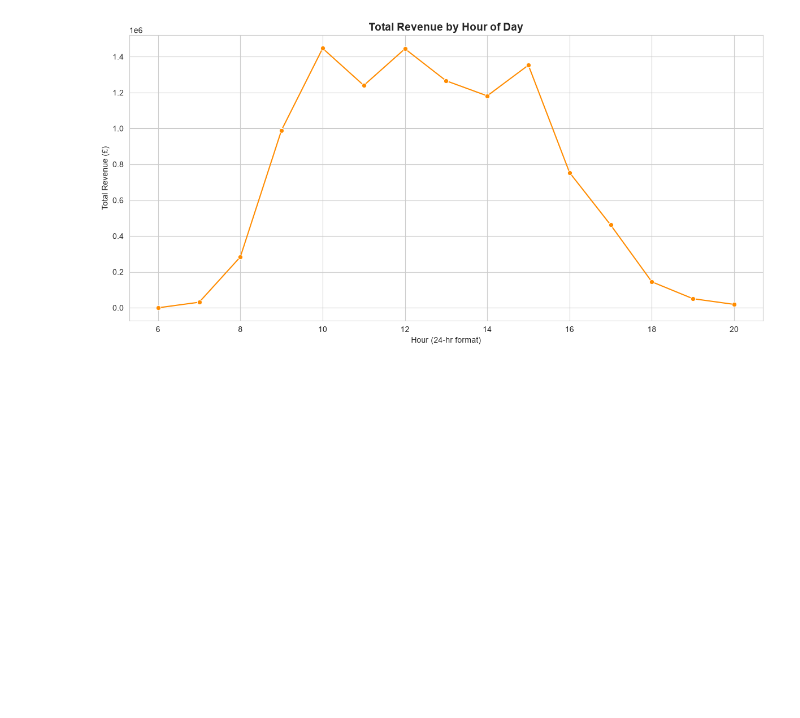
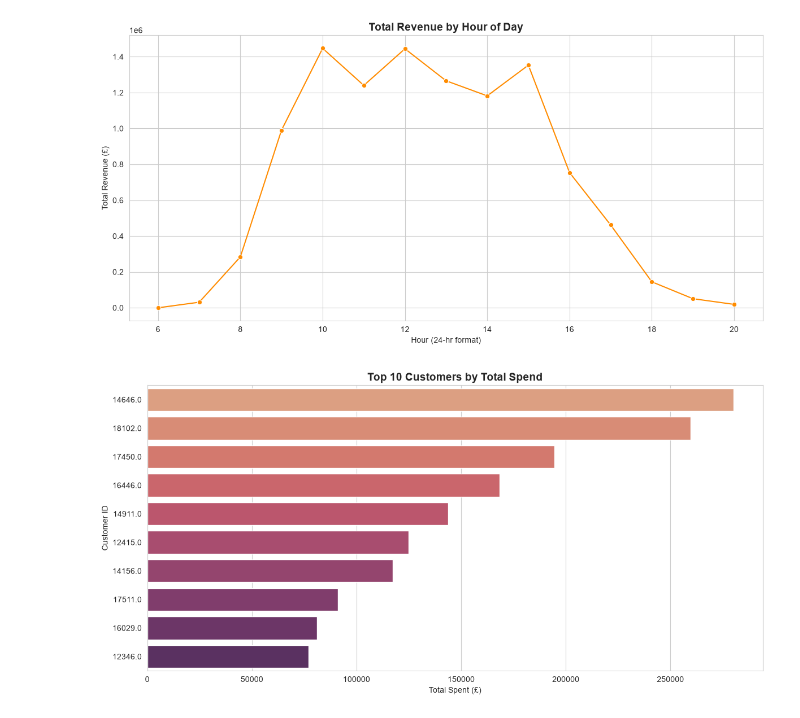
Before and after one commit to BatteryOrVansh/PythonHustle, a Jupyter notebook: Summer_Internship_Training/E-commerce_Analysis_Project/Ecommerce_Analysis.ipynb, the cells around one changed output. Drawn from its saved outputs; the diff is of its cells as text; code cells hidden in the pictures; blank space fills up the shorter version.

Commit message:
top 10 customers by total spend

```diff
--- a/Summer_Internship_Training/E-commerce_Analysis_Project/Ecommerce_Analysis.ipynb
+++ b/Summer_Internship_Training/E-commerce_Analysis_Project/Ecommerce_Analysis.ipynb
@@ -723,3 +723,23 @@ plt.savefig("sales_by_hour.png", dpi=150)
 plt.show()
 # %% [output]
 [figure]
+# %%
+# 8. Top 10 Customers by Total Spend (Bar Chart)
+# ---------------------------------------------------------
+top_customers = customer_summary.head(10)
+
+plt.figure()
+sns.barplot(
+    x=top_customers["TotalSpent"].values,
+    y=top_customers.index.astype(str),
+    hue=top_customers.index.astype(str),
+    palette="flare"
+)
+plt.title("Top 10 Customers by Total Spend", fontsize=14, fontweight="bold")
+plt.xlabel("Total Spent (£)")
+plt.ylabel("Customer ID")
+plt.tight_layout()
+plt.savefig("top_customers.png", dpi=150)
+plt.show()
+# %% [output]
+[figure, added]
```
Also changed, not shown: 1 other file.
